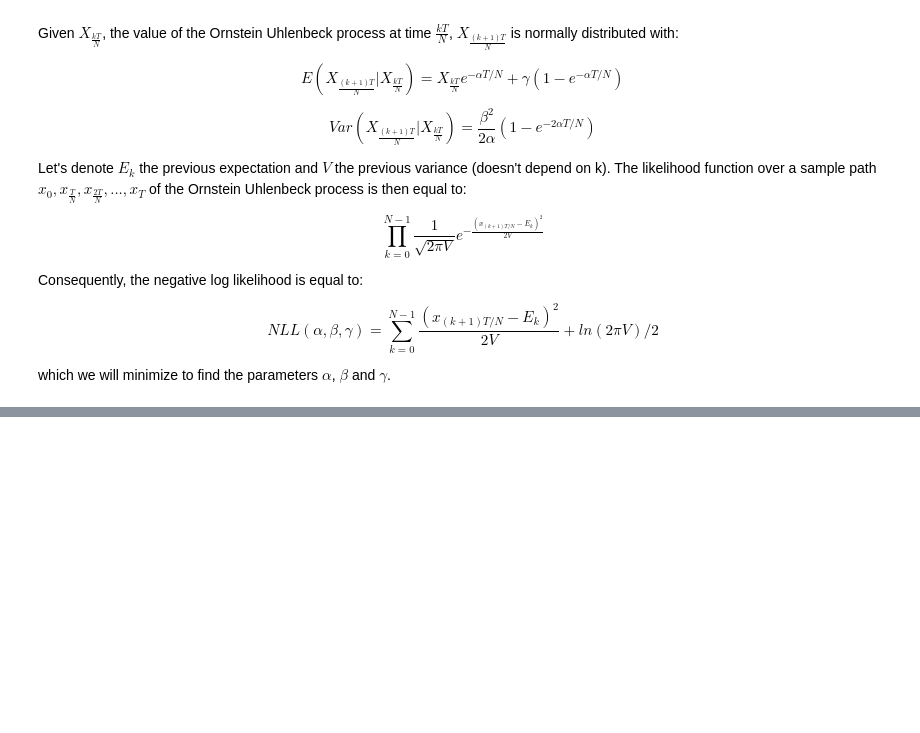
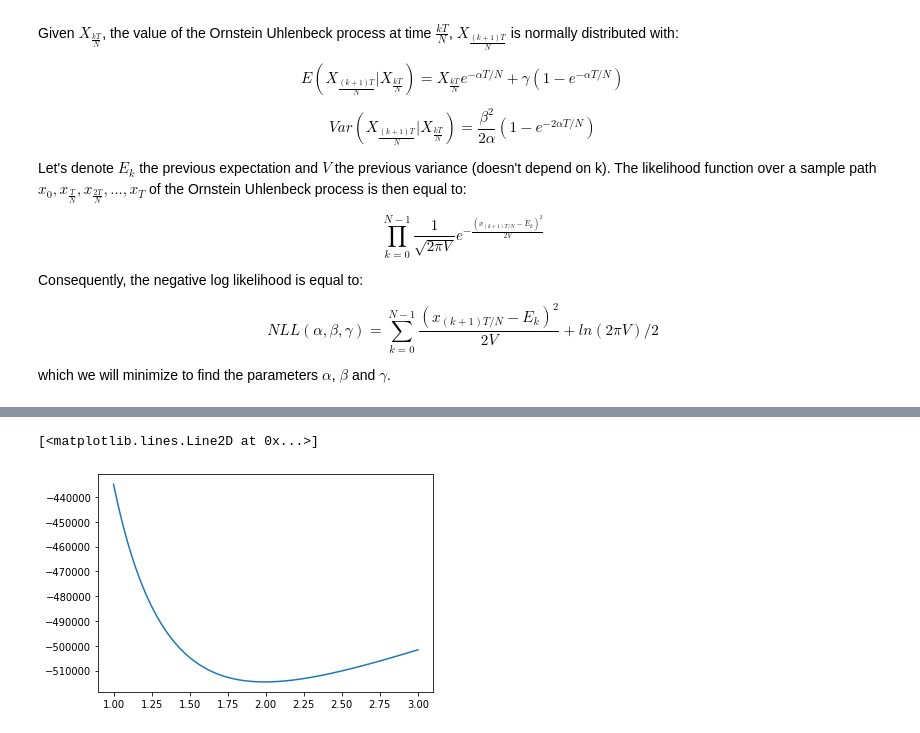
Before and after one commit to DiorAdama/MCMC, a Jupyter notebook: OU-likelihood/OU_mcmc.ipynb, the cells around one changed output, grey strips where cells are left out. Cells and saved outputs as stored; diff of their text form; code cells hidden in the pictures; blank space fills up the shorter version.

```diff
--- a/OU-likelihood/OU_mcmc.ipynb
+++ b/OU-likelihood/OU_mcmc.ipynb
@@ -30,0 +76,17 @@ which we will minimize to find the parameters $\alpha$, $\beta$ and $\gamma$.
+# %%
+T = 0.05
+N = 100000
+x0 = 100
+alpha = 0.05
+beta = 2
+gamma = 0
+
+path = OU_process(T, N, x0, alpha, beta, gamma)
+betas = np.linspace(beta-1, beta + 1,100)
+
+NLL = likelihood(T, N, alpha, betas, gamma, path)
+
+plt.plot(betas, NLL)
+# %% [output]
+[<matplotlib.lines.Line2D at 0x...>]
+[figure, added]
```
Also changed, not shown: parts of 6 cells of this notebook.
